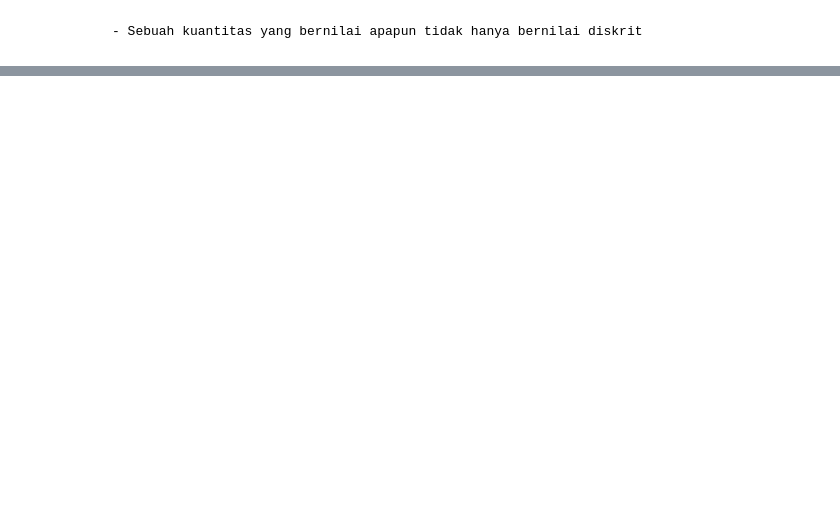
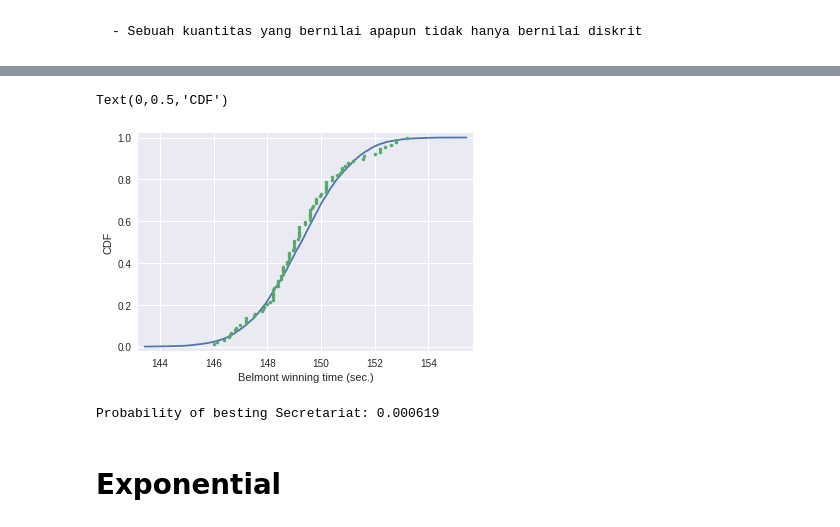
Before and after one commit to rubiagatra/data-science-with-python, a Jupyter notebook: Bagian 4 - Statistik dan Python 1/4. Probability Density Function.ipynb, the cells around one changed output, grey strips where cells are left out. Drawn from its saved outputs; the diff is of its cells as text; code cells hidden in the pictures; blank space fills up the shorter version.

```diff
--- a/Bagian 4 - Statistik dan Python 1/4. Probability Density Function.ipynb
+++ b/Bagian 4 - Statistik dan Python 1/4. Probability Density Function.ipynb
@@ -51,0 +56,36 @@ Text(0,0.5,'CDF')
+# %%
+belmont_no_outliers = [ 148.51,  146.65,  148.52,  150.7 ,  150.42,  150.88,  151.57,
+        147.54,  149.65,  148.74,  147.86,  148.75,  147.5 ,  148.26,
+        149.71,  146.56,  151.19,  147.88,  149.16,  148.82,  148.96,
+        152.02,  146.82,  149.97,  146.13,  148.1 ,  147.2 ,  146.  ,
+        146.4 ,  148.2 ,  149.8 ,  147.  ,  147.2 ,  147.8 ,  148.2 ,
+        149.  ,  149.8 ,  148.6 ,  146.8 ,  149.6 ,  149.  ,  148.2 ,
+        149.2 ,  148.  ,  150.4 ,  148.8 ,  147.2 ,  148.8 ,  149.6 ,
+        148.4 ,  148.4 ,  150.2 ,  148.8 ,  149.2 ,  149.2 ,  148.4 ,
+        150.2 ,  146.6 ,  149.8 ,  149.  ,  150.8 ,  148.6 ,  150.2 ,
+        149.  ,  148.6 ,  150.2 ,  148.2 ,  149.4 ,  150.8 ,  150.2 ,
+        152.2 ,  148.2 ,  149.2 ,  151.  ,  149.6 ,  149.6 ,  149.4 ,
+        148.6 ,  150.  ,  150.6 ,  149.2 ,  152.6 ,  152.8 ,  149.6 ,
+        151.6 ,  152.8 ,  153.2 ,  152.4 ,  152.2 ]
+# %%
+mu = np.mean(belmont_no_outliers)
+sigma = np.std(belmont_no_outliers)
+samples = np.random.normal(mu, sigma, size=10000)
+x_theor, y_theor = dcst.ecdf(samples)
+x, y = dcst.ecdf(belmont_no_outliers)
+plt.plot(x_theor, y_theor)
+plt.plot(x, y, marker='.', linestyle='none')
+plt.margins(0.02)
+plt.xlabel('Belmont winning time (sec.)')
+plt.ylabel('CDF')
+# %% [output]
+Text(0,0.5,'CDF')
+[figure, added]
+# %%
+samples = np.random.normal(mu, sigma, size=1000000)
+prob = sum(samples <= 144) / len(samples)
+print('Probability of besting Secretariat:', prob)
+# %% [output]
+Probability of besting Secretariat: 0.000619
+# %% [markdown]
+# Exponential
```
Also changed, not shown: parts of 8 cells of this notebook, 2 other files.
